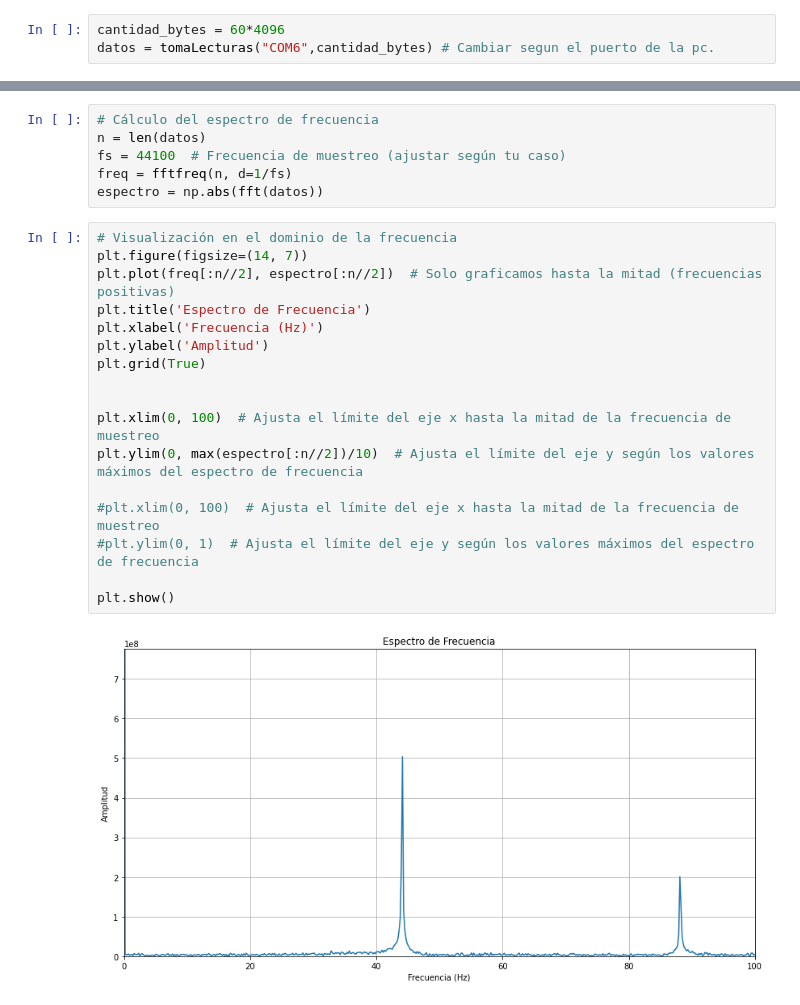
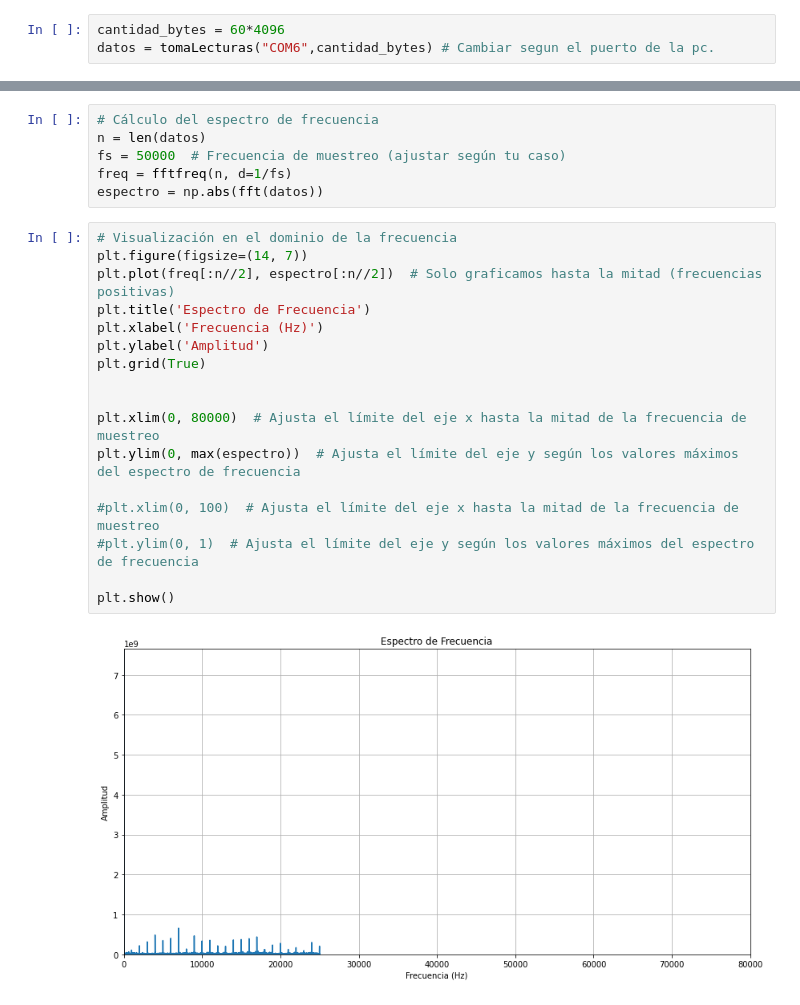
Before and after one commit to facundorosales96/TP_BLUEPILL_EAL, a Jupyter notebook: captura_datos.ipynb, the cells around one changed output, grey strips where cells are left out. Drawn from its saved outputs; the diff is of its cells as text.

```diff
--- a/captura_datos.ipynb
+++ b/captura_datos.ipynb
@@ -60,25 +60,25 @@ plt.show()
 # %%
 # Cálculo del espectro de frecuencia
 n = len(datos)
-fs = 44100  # Frecuencia de muestreo (ajustar según tu caso)
+fs = 50000  # Frecuencia de muestreo (ajustar según tu caso)
 freq = fftfreq(n, d=1/fs)
 espectro = np.abs(fft(datos))
 # %%
 # Visualización en el dominio de la frecuencia
 plt.figure(figsize=(14, 7))
 plt.plot(freq[:n//2], espectro[:n//2])  # Solo graficamos hasta la mitad (frecuencias positivas)
 plt.title('Espectro de Frecuencia')
 plt.xlabel('Frecuencia (Hz)')
 plt.ylabel('Amplitud')
 plt.grid(True)
 
 
-plt.xlim(0, 100)  # Ajusta el límite del eje x hasta la mitad de la frecuencia de muestreo
-plt.ylim(0, max(espectro[:n//2])/10)  # Ajusta el límite del eje y según los valores máximos del espectro de frecuencia
+plt.xlim(0, 80000)  # Ajusta el límite del eje x hasta la mitad de la frecuencia de muestreo
+plt.ylim(0, max(espectro))  # Ajusta el límite del eje y según los valores máximos del espectro de frecuencia
 
 #plt.xlim(0, 100)  # Ajusta el límite del eje x hasta la mitad de la frecuencia de muestreo
 #plt.ylim(0, 1)  # Ajusta el límite del eje y según los valores máximos del espectro de frecuencia
 
 plt.show()
 # %% [output]
-[figure, old version]
+[figure, new version]
```
Also changed, not shown: parts of 1 cell of this notebook, 1 other file.
